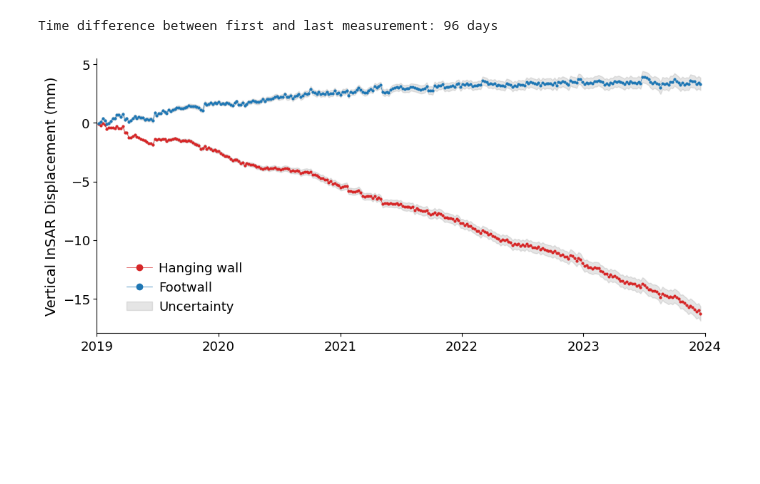
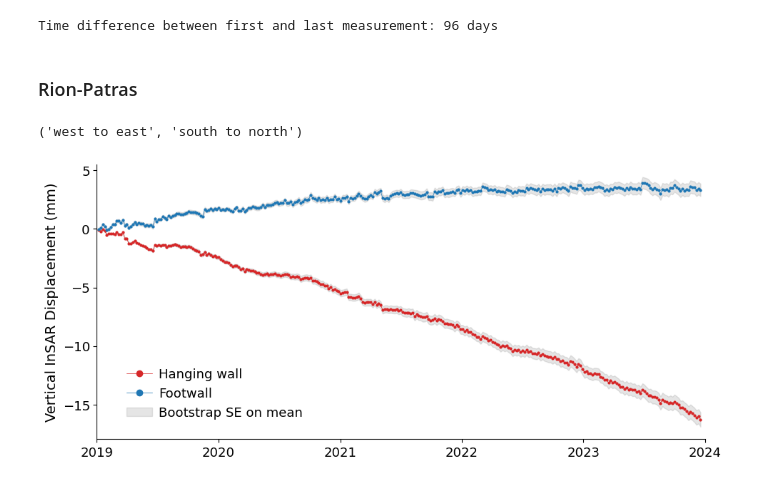
Before and after one commit to gems-val22/egms-fault-motion, a Jupyter notebook: timeseries_figures.ipynb, the cells around one changed output. Drawn from its saved outputs; the diff is of its cells as text; code cells hidden in the pictures; blank space fills up the shorter version.

```diff
--- a/timeseries_figures.ipynb
+++ b/timeseries_figures.ipynb
@@ -100,28 +177,35 @@ time_diff = marathias_eq_df.index[-1] - marathias_eq_df.index[0]
 print(f"Time difference between first and last measurement: {time_diff.days} days")
 # %% [output]
 Time difference between first and last measurement: 96 days
+# %% [markdown]
+### Rion-Patras
+# %%
+line_direction(sm_faults_dict['Rion-Patras'].xy)
+# west to east -> footwall (south side of the fault trace) is on the right, hanging wall (south side of the fault trace) is on the left
+# %% [output]
+('west to east', 'south to north')
 # %%
 rion_patras_ts = pd.read_csv('results/fault_ts_dfs/Rion-Patras.csv', index_col=0, parse_dates=True)
 # %%
 fig,ax = plt.subplots(figsize=(11,5))
 
 ax.plot(rion_patras_ts['left_mean_ts'], '-o', color='tab:red', linewidth=0.5, markersize=2, label='Hanging wall')
 ax.fill_between(rion_patras_ts.index, rion_patras_ts['left_mean_ts'] - 1.96 * rion_patras_ts['left_uncertainty'], \
                 rion_patras_ts['left_mean_ts'] + 1.96 * rion_patras_ts['left_uncertainty'], color='grey', alpha=0.2)
 
 ax.plot(rion_patras_ts['right_mean_ts'], '-o', color='tab:blue', linewidth=0.5, markersize=2, label='Footwall')
 ax.fill_between(rion_patras_ts.index, rion_patras_ts['right_mean_ts'] - 1.96 * rion_patras_ts['right_uncertainty'], \
-                rion_patras_ts['right_mean_ts'] + 1.96 * rion_patras_ts['right_uncertainty'], color='grey', alpha=0.2, label = 'Uncertainty')
+                rion_patras_ts['right_mean_ts'] + 1.96 * rion_patras_ts['right_uncertainty'], color='grey', alpha=0.2, label = 'Bootstrap SE on mean')
 
 ax.legend(frameon=False, loc='lower left', fontsize=13, bbox_to_anchor=(0.03, 0.03), markerscale=3, handletextpad=0.5, labelspacing=0.5)
 
 ax.set_xlim([datetime.datetime(2019, 1, 1), datetime.datetime(2024, 1, 1)])
 ax.set_ylabel('Vertical InSAR Displacement (mm)', fontsize=14)
 ax.tick_params(axis='both', which='major', labelsize=13)
 
 ax.spines['top'].set_visible(False)
 ax.spines['right'].set_visible(False)
 
 plt.savefig('figures/Rion-Patras_timeseries.png', dpi=300, bbox_inches='tight', transparent=True,  edgecolor='k')
 # %% [output]
-[figure, old version]
+[figure, new version]
```
Also changed, not shown: parts of 21 cells of this notebook, 4 other files.
